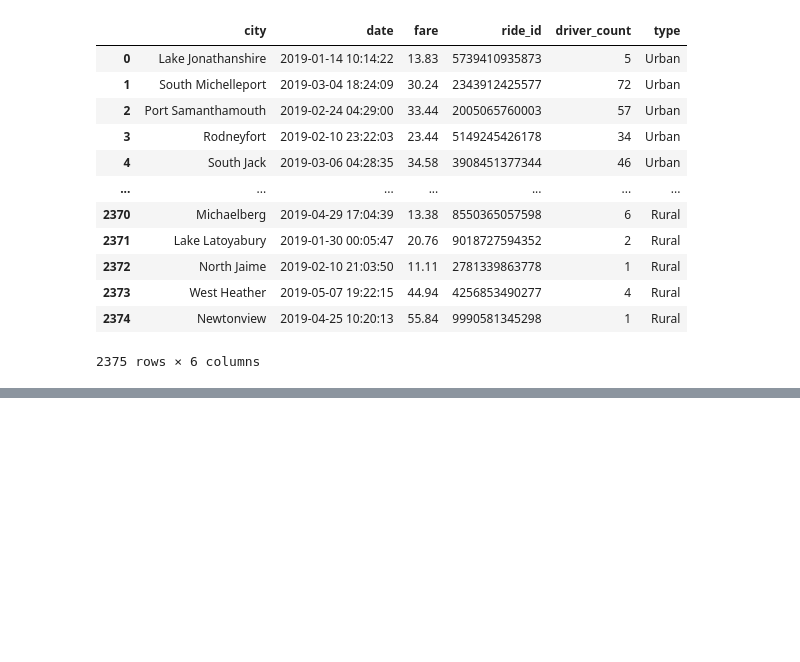
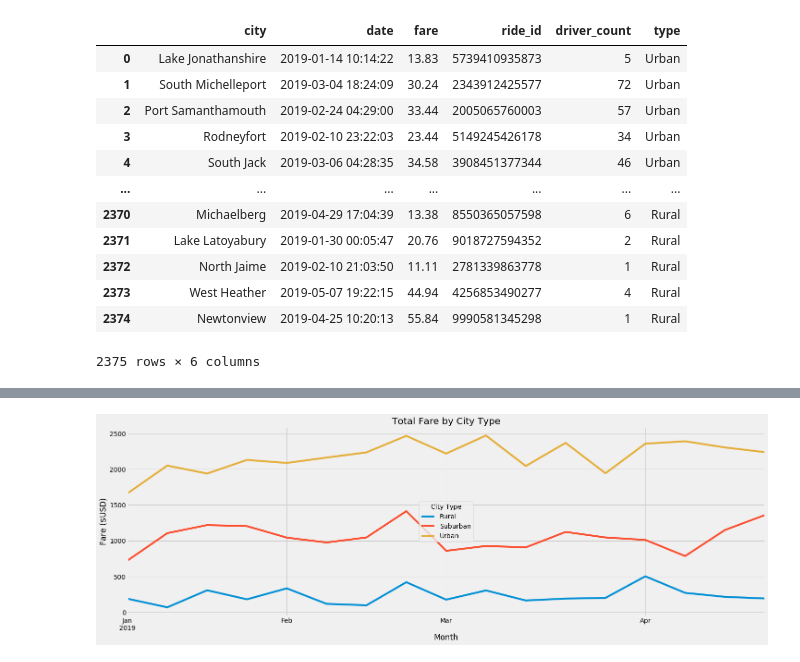
Before and after one commit to mariawolf29/PyBer_Analysis, a Jupyter notebook: PyBer.ipynb, the cells around one changed output, grey strips where cells are left out. Cells and saved outputs as stored; diff of their text form; code cells hidden in the pictures; blank space fills up the shorter version.

```diff
--- a/PyBer.ipynb
+++ b/PyBer.ipynb
@@ -1063,0 +1143,4 @@ summary_df
+# %%
+# Calculate the sum of fares by type of city and date. Create a DataFrame
+sum_of_fares_by_type_date=pd.DataFrame(new_pyber_df.groupby(["City Type","Date"]).sum()["Fare"])
+sum_of_fares_by_type_date.reset_index()
@@ -1063,0 +1178,4 @@ summary_df
+# %%
+# Create a pivot table DataFrame with the Date as the index and City Type as columns
+pyber_pivot=pd.pivot_table(sum_of_fares_by_type_date, index=["Date"], columns=['City Type'], values=['Fare'])
+pyber_pivot
@@ -1063,0 +1198,5 @@ summary_df
+# %%
+#Create a new DataFrame from the pivot table DataFrame on the given dates '2019-01-01':'2019-04-28':
+pyber_pivot_jan_april=pd.DataFrame(pyber_pivot.loc['2019-01-01':'2019-04-28'])
+pyber_pivot_jan_april = pyber_pivot_jan_april.droplevel(0, axis="columns")
+pyber_pivot_jan_april
@@ -1063,0 +1218,4 @@ summary_df
+# %%
+# Create a new DataFrame by setting the DataFrame with resample() in weekly bins and calculate the sum() of the fares for each week in the resampled data.
+pivot_weekly_df=pyber_pivot_jan_april.resample('W')["Rural","Suburban","Urban"].sum()
+pivot_weekly_df
@@ -1063,0 +1254,17 @@ summary_df
+# %%
+# Object-oriented interface method,plot the DataFrame, FiveThirtyEight graph style:
+plt.style.use('fivethirtyeight')
+
+ax=pivot_weekly_df.plot(figsize=(22,7))
+
+# Title, x- and y-axis labels
+ax.set_xlabel("Month")
+ax.set_ylabel("Fare ($USD)")
+ax.set_title("Total Fare by City Type")
+
+# Save the figure to the “analysis” folder.
+plt.savefig("PyBer.png")
+
+plt.show()
+# %% [output]
+[figure, added]
```
Also changed, not shown: parts of 13 cells of this notebook.
